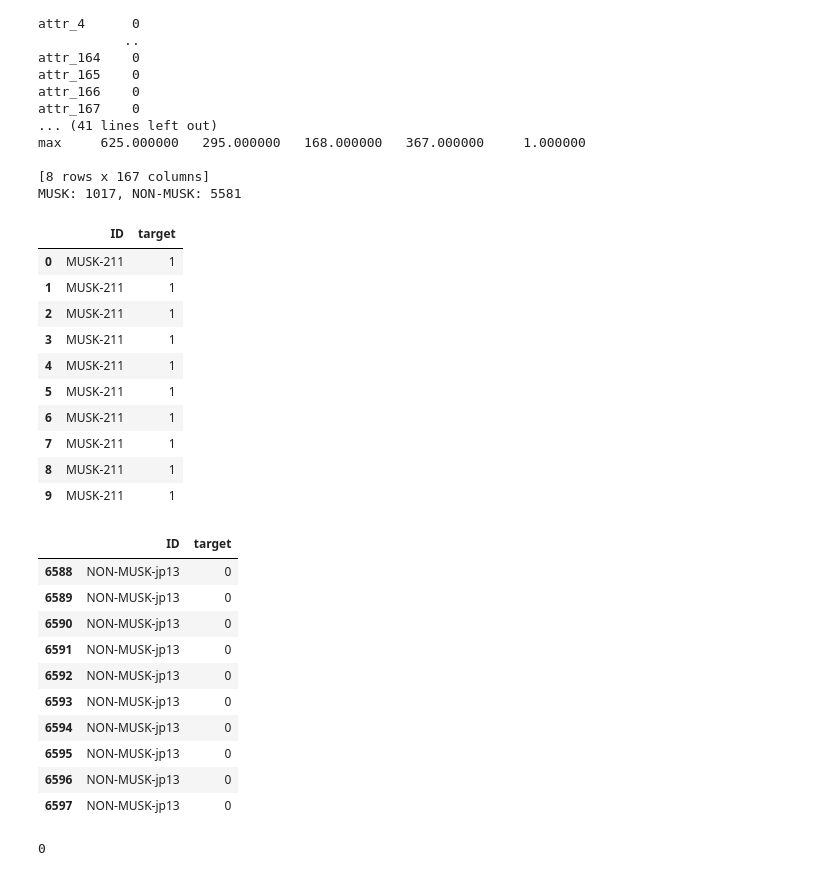
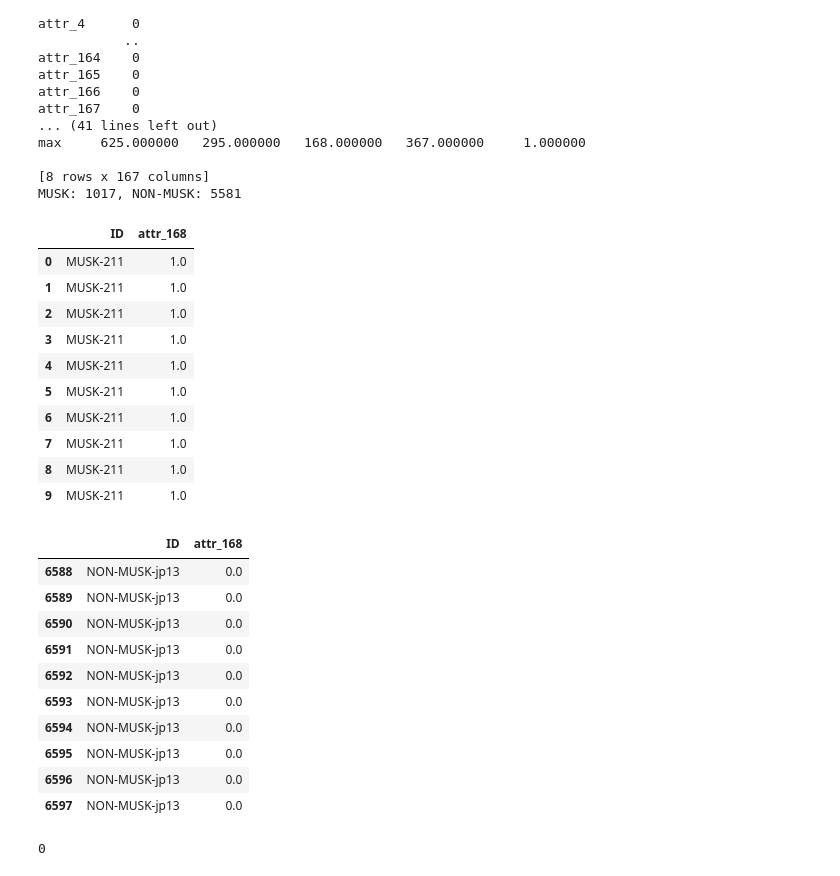
Before and after one commit to magacevic/projekat_istrazivanje_podataka_2, a Jupyter notebook: notebooks/02_preprocessing.ipynb, the cells around one changed output. Drawn from its saved outputs; the diff is of its cells as text; code cells hidden in the pictures.

```diff
--- a/notebooks/02_preprocessing.ipynb
+++ b/notebooks/02_preprocessing.ipynb
@@ -52,35 +52,32 @@ max     625.000000   295.000000   168.000000   367.000000     1.000000
 
 [8 rows x 167 columns]
 MUSK: 1017, NON-MUSK: 5581
-# %%
-#dodavanje target kolone u kojoj 1 oznacava MUSK, a 0 NON-MUSK
-df['target'] = df['ID'].apply(lambda x: 1 if x.startswith('MUSK') else 0)
 # %%
-df[['ID', 'target']].head(10)
+df[['ID', 'attr_168']].head(10)
 # %% [output]
-|  | ID | target |
-| 0 | MUSK-211 | 1 |
-| 1 | MUSK-211 | 1 |
-| 2 | MUSK-211 | 1 |
-| 3 | MUSK-211 | 1 |
-| 4 | MUSK-211 | 1 |
-| 5 | MUSK-211 | 1 |
-| 6 | MUSK-211 | 1 |
-| 7 | MUSK-211 | 1 |
-| 8 | MUSK-211 | 1 |
-| 9 | MUSK-211 | 1 |
+|  | ID | attr_168 |
+| 0 | MUSK-211 | 1.0 |
+| 1 | MUSK-211 | 1.0 |
+| 2 | MUSK-211 | 1.0 |
+| 3 | MUSK-211 | 1.0 |
+| 4 | MUSK-211 | 1.0 |
+| 5 | MUSK-211 | 1.0 |
+| 6 | MUSK-211 | 1.0 |
+| 7 | MUSK-211 | 1.0 |
+| 8 | MUSK-211 | 1.0 |
+| 9 | MUSK-211 | 1.0 |
 # %%
-df[['ID', 'target']].tail(10)
+df[['ID', 'attr_168']].tail(10)
 # %% [output]
-|  | ID | target |
-| 6588 | NON-MUSK-jp13 | 0 |
-| 6589 | NON-MUSK-jp13 | 0 |
-| 6590 | NON-MUSK-jp13 | 0 |
-| 6591 | NON-MUSK-jp13 | 0 |
-| 6592 | NON-MUSK-jp13 | 0 |
-| 6593 | NON-MUSK-jp13 | 0 |
-| 6594 | NON-MUSK-jp13 | 0 |
-| 6595 | NON-MUSK-jp13 | 0 |
-| 6596 | NON-MUSK-jp13 | 0 |
-| 6597 | NON-MUSK-jp13 | 0 |
+|  | ID | attr_168 |
+| 6588 | NON-MUSK-jp13 | 0.0 |
+| 6589 | NON-MUSK-jp13 | 0.0 |
+| 6590 | NON-MUSK-jp13 | 0.0 |
+| 6591 | NON-MUSK-jp13 | 0.0 |
+| 6592 | NON-MUSK-jp13 | 0.0 |
+| 6593 | NON-MUSK-jp13 | 0.0 |
+| 6594 | NON-MUSK-jp13 | 0.0 |
+| 6595 | NON-MUSK-jp13 | 0.0 |
+| 6596 | NON-MUSK-jp13 | 0.0 |
+| 6597 | NON-MUSK-jp13 | 0.0 |
 # %%
```
Also changed, not shown: parts of 5 cells of this notebook, 15 other files.
